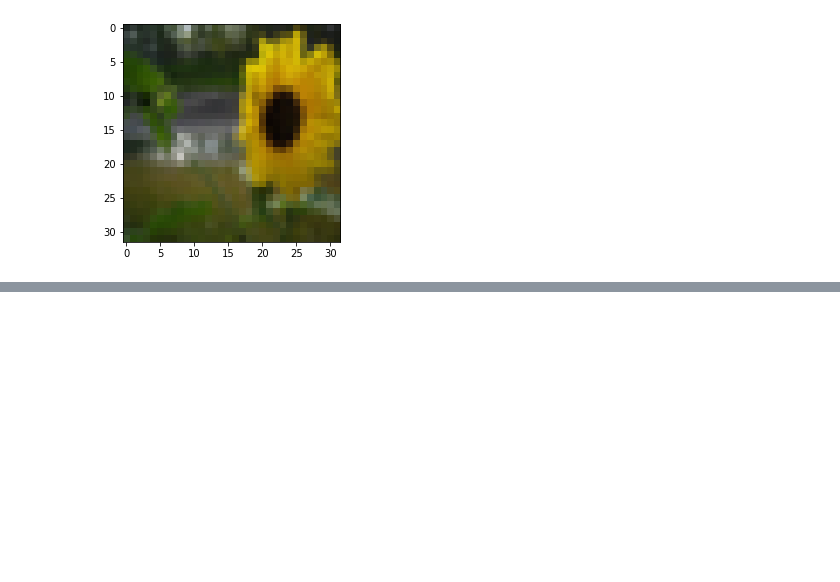
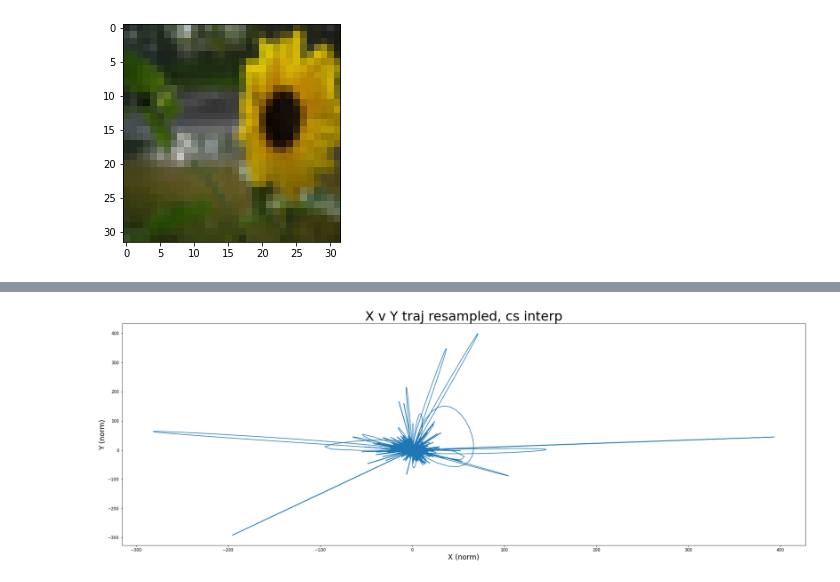
Before and after one commit to ren-e1011/driftmi, a Jupyter notebook: MINEBox.ipynb, the cells around one changed output, grey strips where cells are left out. Drawn from its saved outputs; the diff is of its cells as text; code cells hidden in the pictures; blank space fills up the shorter version.

```diff
--- a/MINEBox.ipynb
+++ b/MINEBox.ipynb
@@ -131,7 +129,7 @@ def fillfirstna(resampled_df,orig_df):
     return resampled_df
 
 
-def resample_and_interpolate(gaze_df,interp_cols,ffill=False):
+def resample_and_interpolate(gaze_df,interp_cols=gaze_cols,ffill=False):
 
     # mod ffill method to only return resampled time points
     if ffill:
@@ -139,9 +137,9 @@ def resample_and_interpolate(gaze_df,interp_cols,ffill=False):
         gaze_df = gaze_df.set_index('timedelta_dt')
         # if no data at the 0th time mark, will be na because ffill
         # fill onset gaze loc with "original" (closest) value
-        resampled_df = fillfirstna(gaze_df,resampled_df)
+        resampled_df = fillfirstna(resampled_df,gaze_df)
         # resampledInterspersed_df = resampledCat_df.sort_values(by='timedelta_dt')
-        resampled_df = resampled_df[resampled_df.index.minute < END_MINUTE]
+        resampled_df = resampled_df[(resampled_df.index.minute <= END_MINUTE)]
     # cubic spline interpolation
     else:
         # returns empty dataframe indexed at frequency
@@ -166,7 +164,7 @@ def resample_and_interpolate(gaze_df,interp_cols,ffill=False):
 
     return resampled_df
 
-def gaze_input_tensor(gaze_df,return_cols=['norm_pos_x','norm_pos_y']):
+def gaze_input_tensor(gaze_df,return_cols=gaze_cols):
     resampled_df = resample_and_interpolate(gaze_df,interp_cols=return_cols)
     return torch.tensor(resampled_df.values)
 # %%
@@ -351,0 +406,10 @@ cifar_vit = timm.create_model('vit_base_patch16_224_miil_in21k', pretrained=True
+# %%
+fig, ax = plt.subplots(figsize=(30,10))
+ax.plot(ar_gaze_resampled['norm_pos_x'],ar_gaze_resampled['norm_pos_y'])
+plt.xlabel('X (norm)',fontsize='xx-large')
+plt.ylabel('Y (norm)',fontsize='xx-large')
+plt.title('X v Y traj resampled, cs interp',fontsize=32)
+plt.tick_params()
+plt.show()
+# %% [output]
+[figure, added]
```
Also changed, not shown: parts of 36 cells of this notebook.
